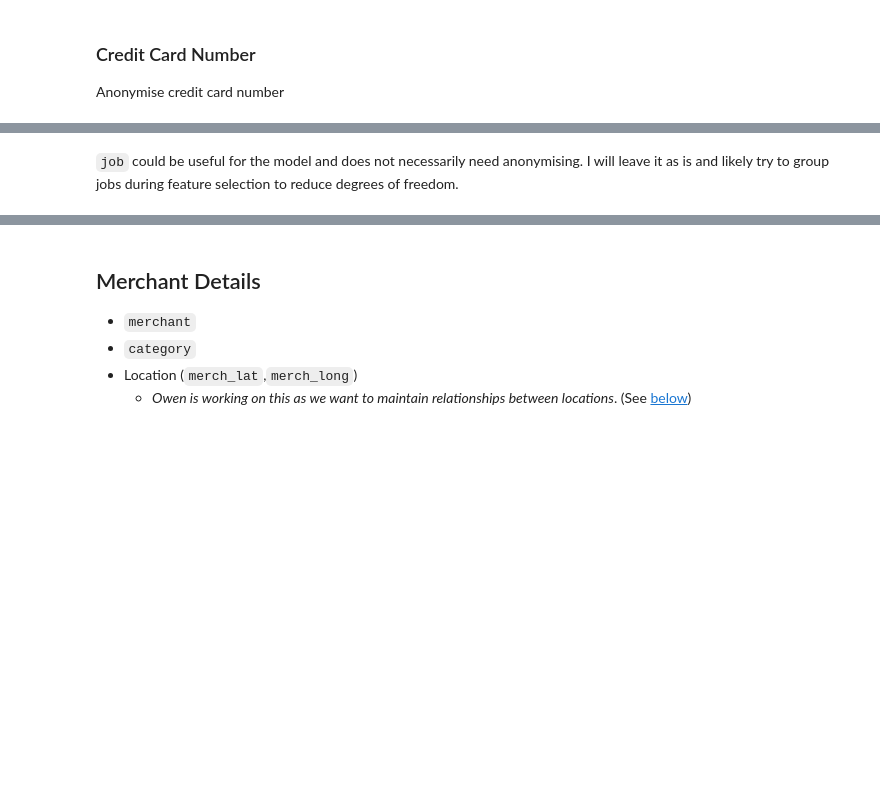
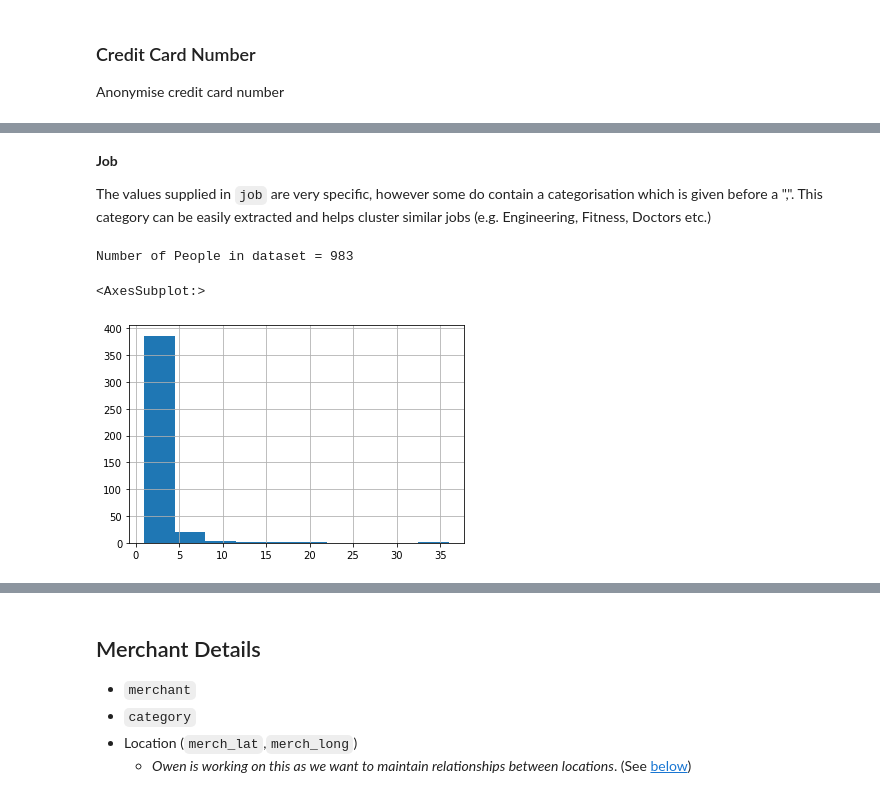
Before and after one commit to dajhutchinson/Applied-Data-Science, a Jupyter notebook: Coursework/Anonymisation.ipynb, the cells around one changed output, grey strips where cells are left out. Cells and saved outputs as stored; diff of their text form; code cells hidden in the pictures; blank space fills up the shorter version.

```diff
--- a/Coursework/Anonymisation.ipynb
+++ b/Coursework/Anonymisation.ipynb
@@ -147,5 +151,3 @@ clean_df["person_id"]=anonymise(sample_df["first"]+"_"+sample_df["last"]+"_"+sam
 Keeping `gender` seems reasonable as it may be useful in the model fit. May be worth further investigation into whether there are notable differences in fraud rates/patterns between the genders.
 # %%
 clean_df["gender_id"]=anonymise(sample_df["gender"])
-# %% [markdown]
-`job` could be useful for the model and does not necessarily need anonymising. I will leave it as is and likely try to group jobs during feature selection to reduce degrees of freedom.
@@ -153,0 +154,17 @@ clean_df["job_category"]=sample_df["job"]
+# %% [markdown]
+**Job**
+
+The values supplied in `job` are very specific, however some do contain a categorisation which is given before a ",". This category can be easily extracted and helps cluster similar jobs (e.g. Engineering, Fitness, Doctors etc.)
+# %%
+full_data["job_cat"]=anonymise(full_data["job"].str.split(",").str[0].str.strip())
+full_data["person_id"]=anonymise(full_data["first"]+"_"+full_data["last"]+"_"+full_data["job"]+"_"+full_data["dob"].apply(lambda x: x.strftime('%Y-%m-%d')))
+print("Number of People in dataset = {}".format(full_data["person_id"].nunique()))
+# %% [output]
+Number of People in dataset = 983
+# %%
+group_by=full_data[["person_id","job_cat"]].groupby(["job_cat"])
+group_by["person_id"].nunique().hist() # histogram of number of people with each job title
+# Suggest setting jobs with less than 5 people to None
+# %% [output]
+<AxesSubplot:>
+[figure, added]
```
Also changed, not shown: parts of 15 cells of this notebook, 1 other file.
